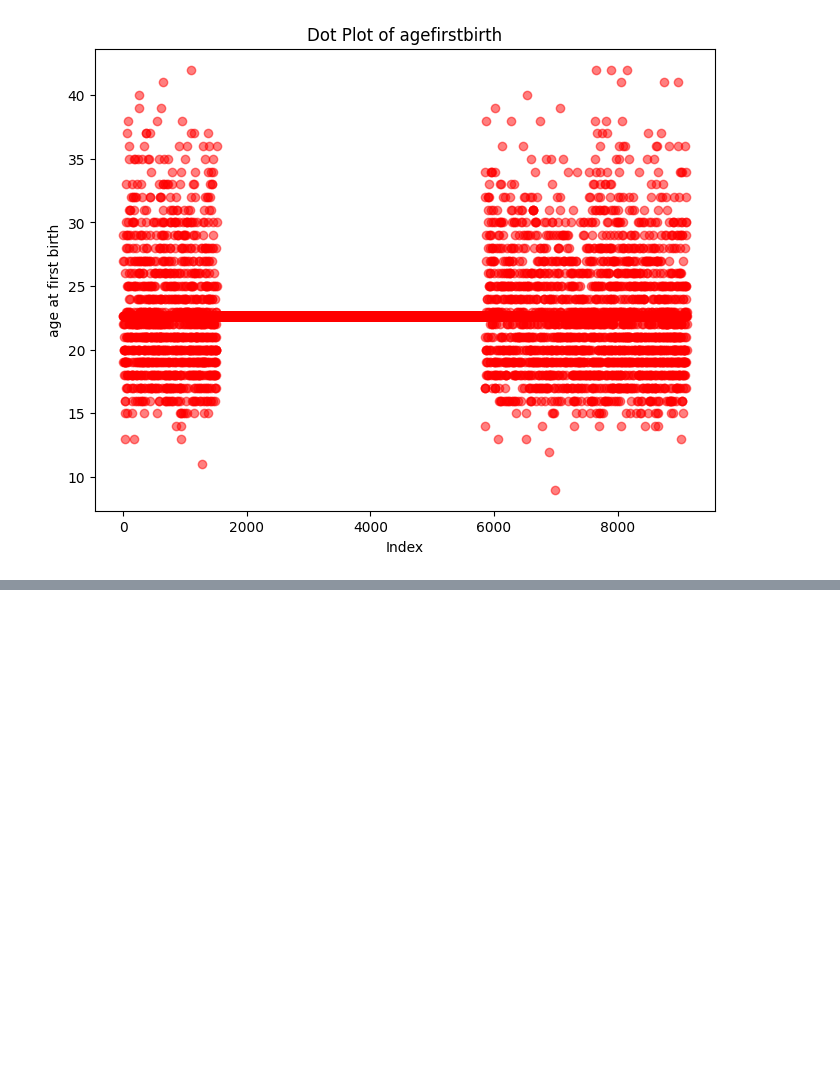
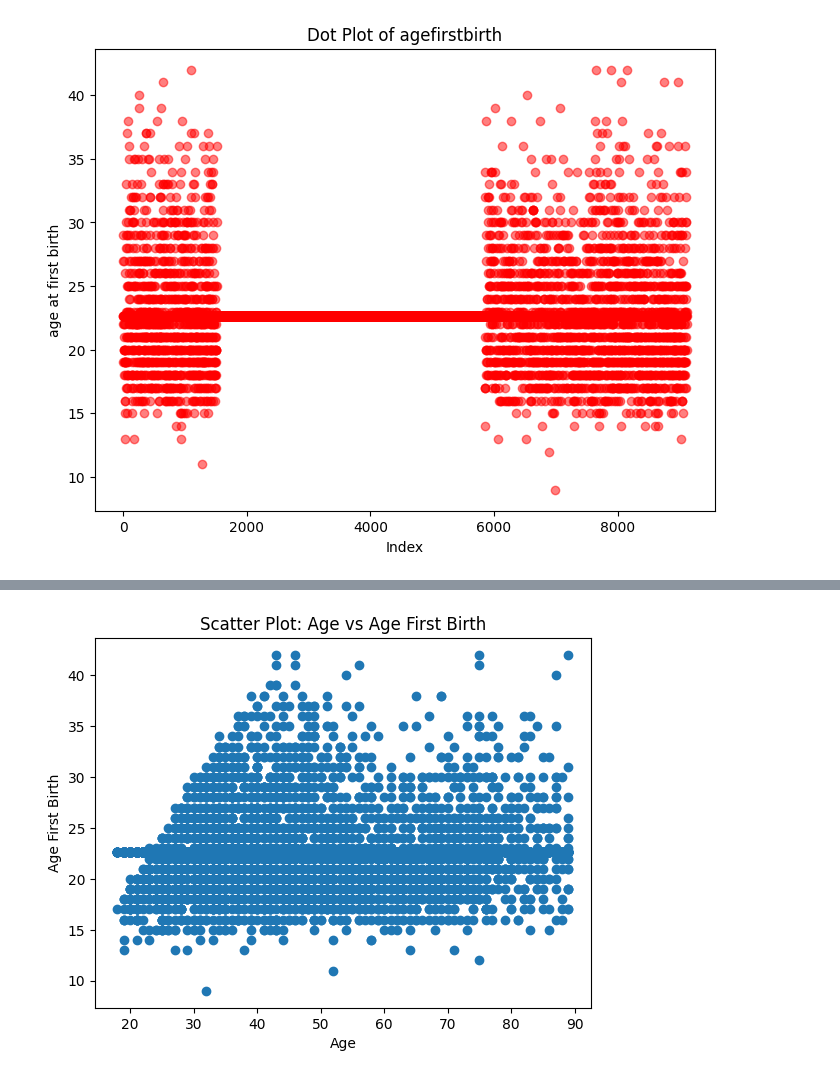
Before and after one commit to SakshamEDA-DA/DA, a Jupyter notebook: 21BDS0036_DA.ipynb, the cells around one changed output, grey strips where cells are left out. Saved outputs shown, nothing was run; the diff lists cells and outputs as text; code cells hidden in the pictures; blank space fills up the shorter version.

```diff
--- a/21BDS0036_DA.ipynb
+++ b/21BDS0036_DA.ipynb
@@ -381,0 +372,8 @@ plt.show()
+# %%
+plt.scatter(df['age'], df['agefirstbirth'])
+plt.title('Scatter Plot: Age vs Age First Birth')
+plt.xlabel('Age')
+plt.ylabel('Age First Birth')
+plt.show()
+# %% [output]
+[figure, added]
```
Also changed, not shown: parts of 15 cells of this notebook.
